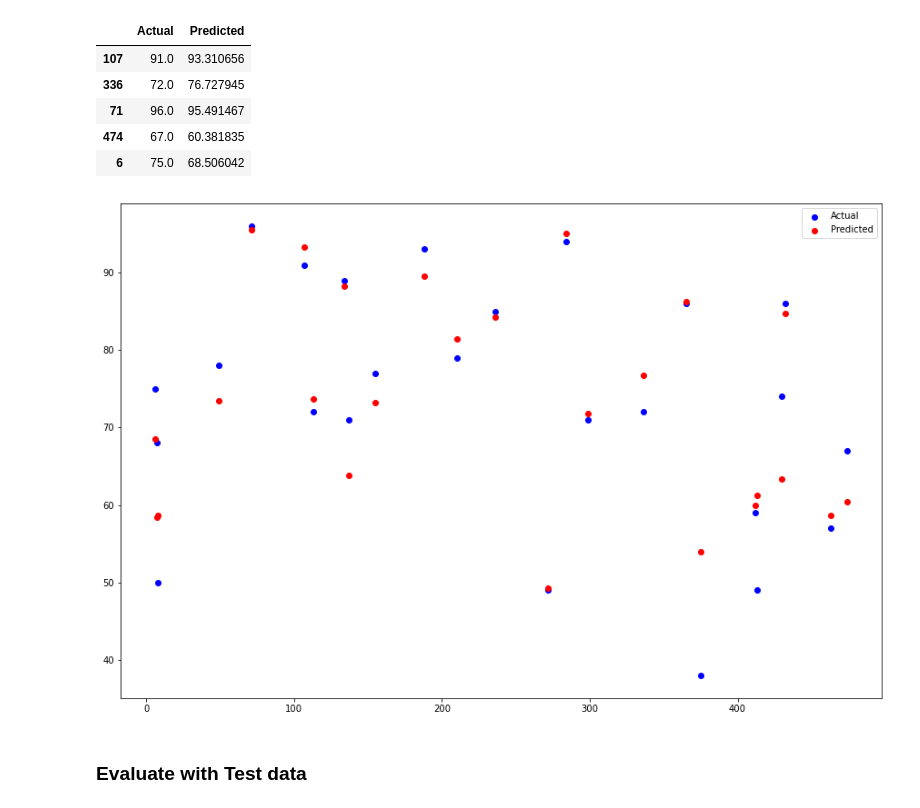
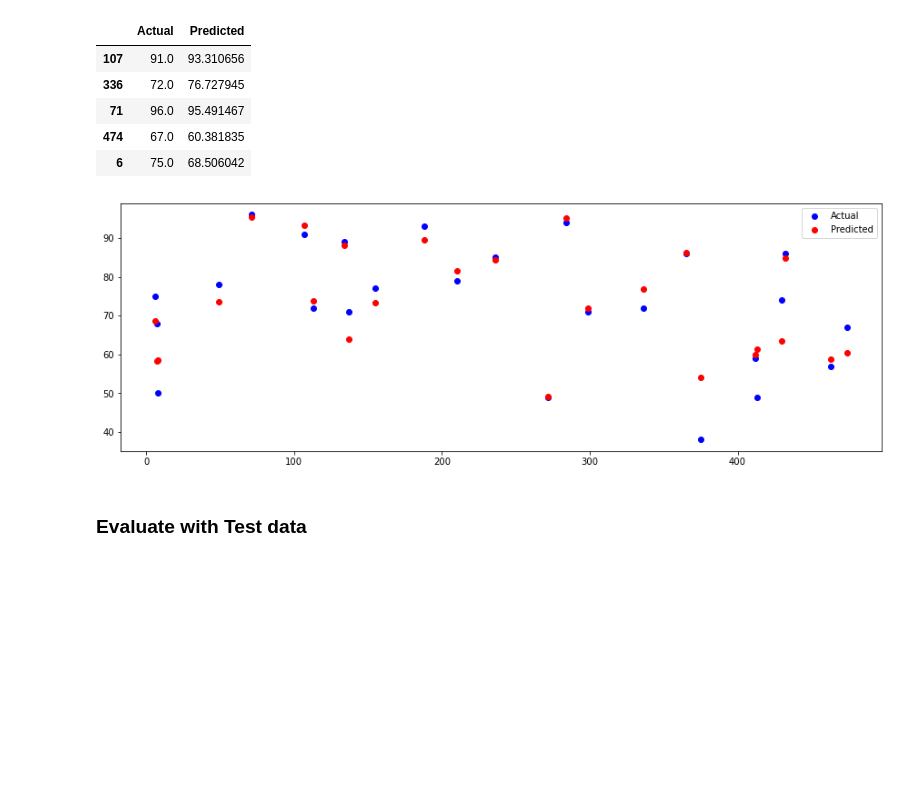
Before and after one commit to srikanthpragada/DS_04_FEB_2021, a Jupyter notebook: admission/admission.ipynb, the cells around one changed output. Saved outputs shown, nothing was run; the diff lists cells and outputs as text; code cells hidden in the pictures; blank space fills up the shorter version.

```diff
--- a/admission/admission.ipynb
+++ b/admission/admission.ipynb
@@ -320,11 +320,11 @@ result.head()
 # %%
 size = 25
 plt.scatter(result.index[:size], result['Actual'].head(size), color='blue',label="Actual")
 plt.scatter(result.index[:size], result['Predicted'].head(size), color='red', label = "Predicted")
 plt.legend()
-plt.gcf().set_size_inches(15,10)
+plt.gcf().set_size_inches(15,5)
 # %% [output]
-[figure, old version]
+[figure, new version]
 # %% [markdown]
 ### Evaluate with Test data
 # %%
```
Also changed, not shown: parts of 5 cells of this notebook.
